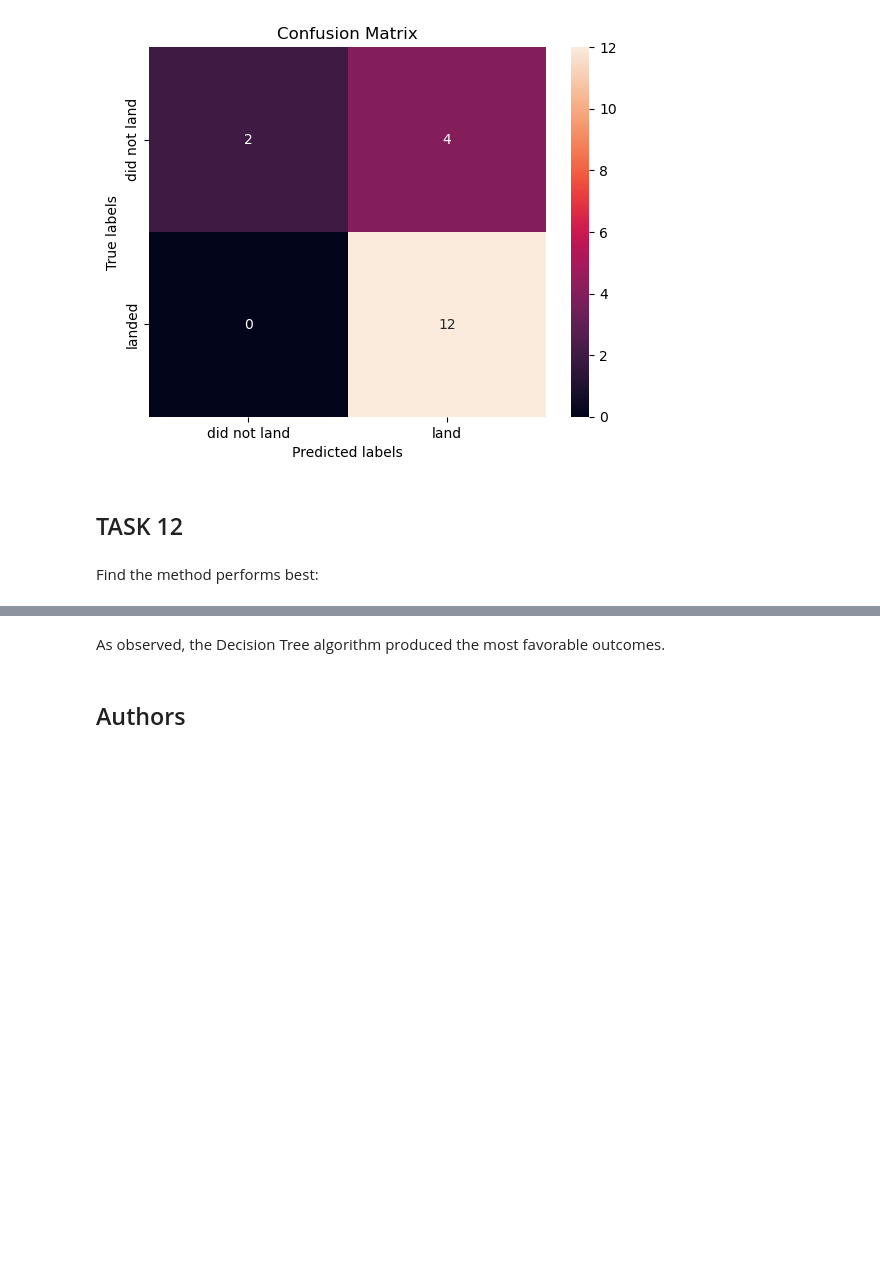
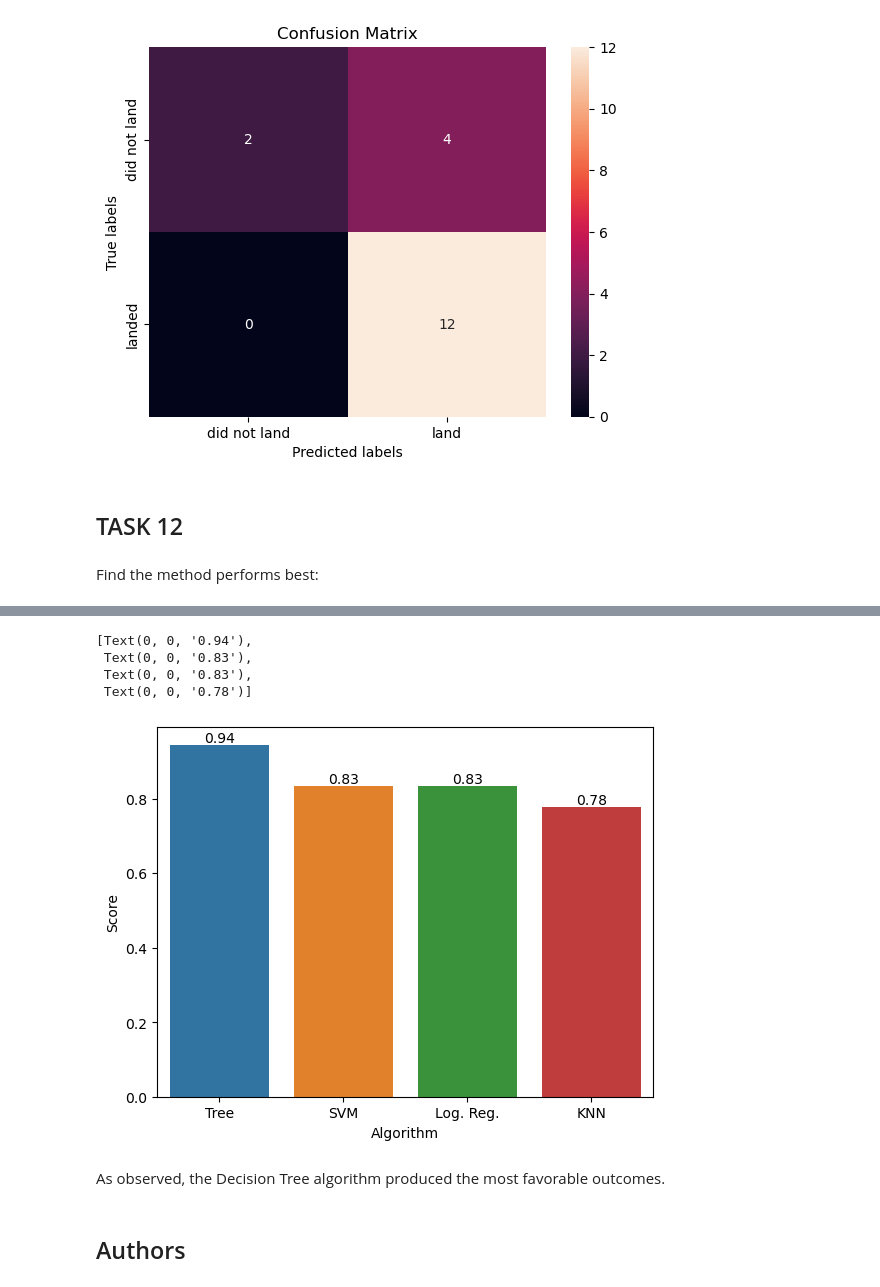
Before and after one commit to jonhbl/ds-coursera-capstone-project, a Jupyter notebook: SpaceX_Machine_Learning_Prediction_Part_5.jupyterlite.ipynb, the cells around one changed output, grey strips where cells are left out. Cells and saved outputs as stored; diff of their text form; code cells hidden in the pictures; blank space fills up the shorter version.

```diff
--- a/SpaceX_Machine_Learning_Prediction_Part_5.jupyterlite.ipynb
+++ b/SpaceX_Machine_Learning_Prediction_Part_5.jupyterlite.ipynb
@@ -371,6 +372,20 @@ pd.DataFrame.from_dict(results).sort_values(
 | 1 | SVM | 0.848214 | 0.833333 |
 | 3 | KNN | 0.833929 | 0.777778 |
 | 0 | Log. Reg. | 0.821429 | 0.833333 |
+# %%
+ax = sns.barplot(
+    data=df_result,
+    y="Score",
+    x="Algorithm",
+    order=df_result.sort_values("Score", ascending=False)["Algorithm"],
+)
+ax.bar_label(ax.containers[0], fmt="%.2f")
+# %% [output]
+[Text(0, 0, '0.94'),
+ Text(0, 0, '0.83'),
+ Text(0, 0, '0.83'),
+ Text(0, 0, '0.78')]
+[figure, added]
 # %% [markdown]
 As observed, the Decision Tree algorithm produced the most favorable outcomes.
 # %% [markdown]
```
Also changed, not shown: parts of 4 cells of this notebook, 10 other files.
